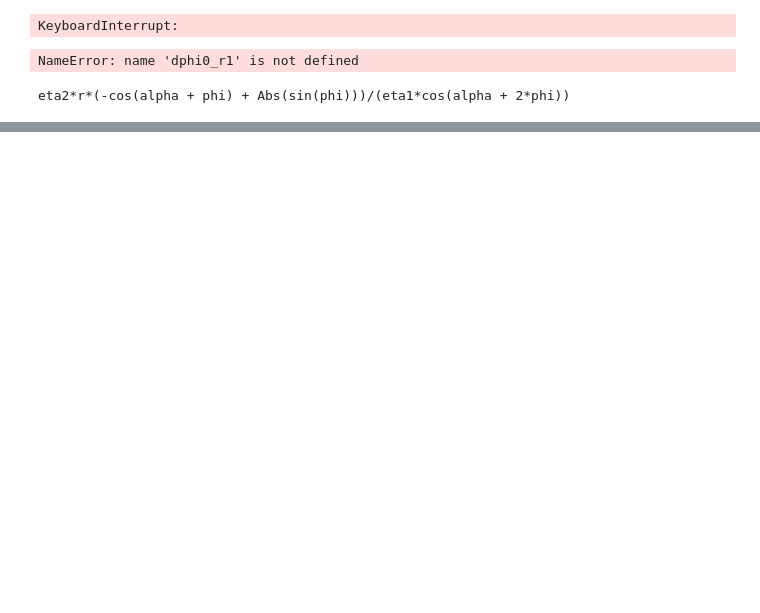
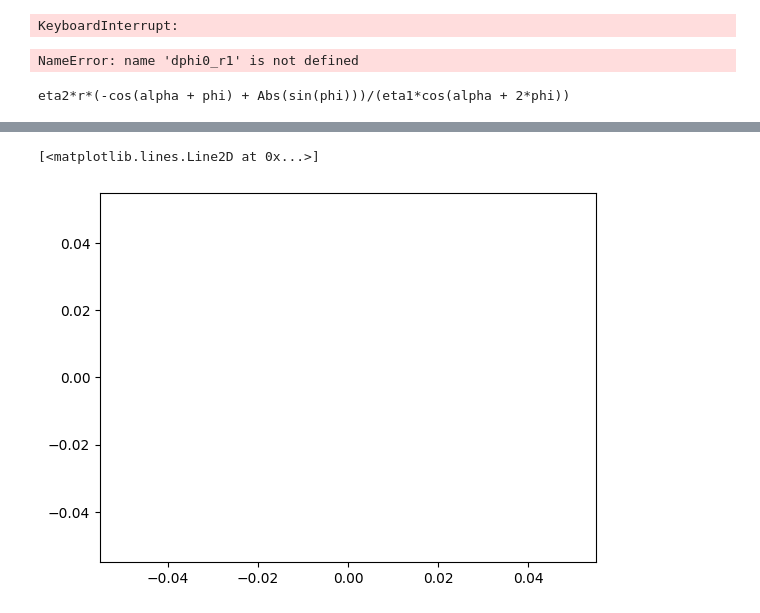
Before and after one commit to Gug-Young/Active_Rotator, a Jupyter notebook: 240805 Fixed point find.ipynb, the cells around one changed output, grey strips where cells are left out. Drawn from its saved outputs; the diff is of its cells as text; code cells hidden in the pictures; blank space fills up the shorter version.

```diff
--- a/240805 Fixed point find.ipynb
+++ b/240805 Fixed point find.ipynb
@@ -648,0 +729,11 @@ eta2*r*(-cos(alpha + phi) + Abs(sin(phi)))/(eta1*cos(alpha + 2*phi))
+# %%
+alpha,phi,B = sp.symbols('alpha phi B',real = True)
+# alpha = 0
+# B = sp.inf
+# phi = sp.linspace(0,2*sp.pi,1000)
+
+A1 = sp.sin(alpha)*sp.cos(alpha+2*phi)**2
+AP = sp.cos(alpha+phi) + sp.sin(phi)
+CP = AP**2 * sp.sin(alpha + 2*phi) - 2*AP*sp.sin(alpha+phi)*sp.cos(alpha+2*phi) + A1
+DP = CP - 2 * AP**2 * sp.sin(alpha-2*phi)/B
+EP = CP + 4*AP*sp.sin(alpha - phi) *sp.cos(alpha + 2*phi)
@@ -648,0 +750,5 @@ eta2*r*(-cos(alpha + phi) + Abs(sin(phi)))/(eta1*cos(alpha + 2*phi))
+# %%
+plt.plot(DP)
+# %% [output]
+[<matplotlib.lines.Line2D at 0x...>]
+[figure, added]
```
Also changed, not shown: parts of 32 cells of this notebook.
